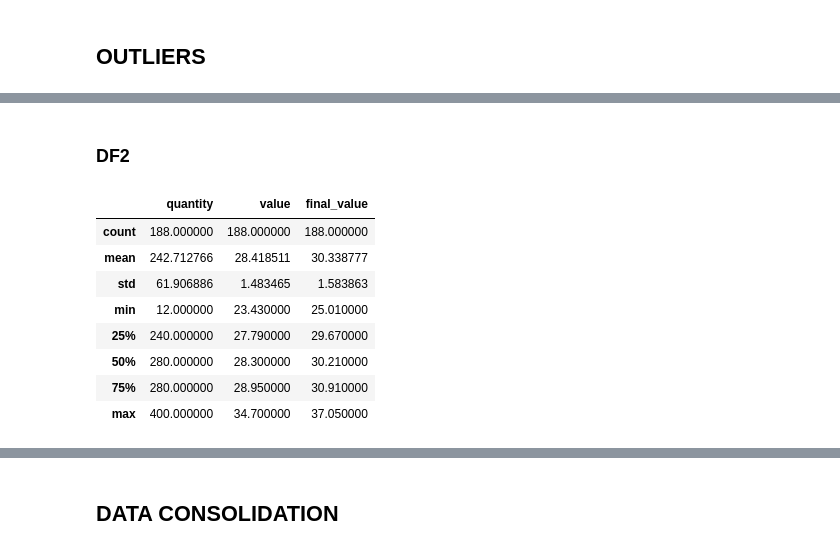
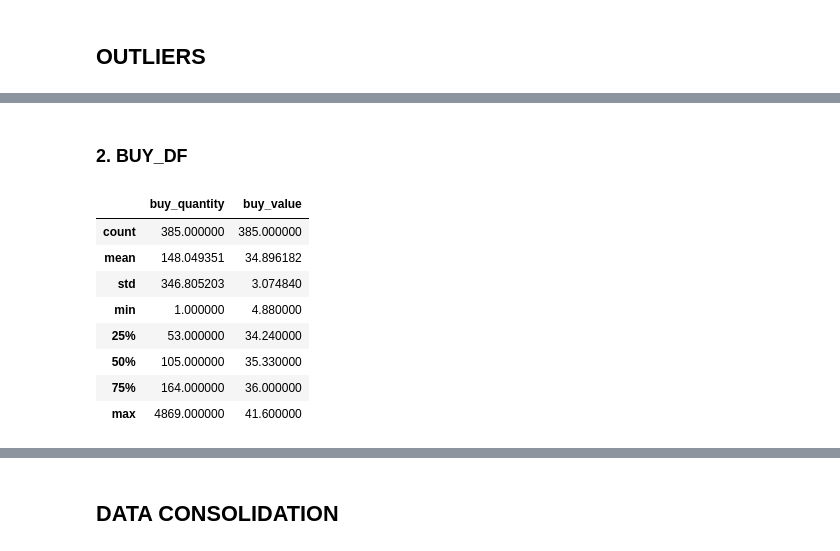
Before and after one commit to fabiogaldinho/Dynamic-Pricing, a Jupyter notebook: notebooks/01_Data_Cleaning.ipynb, the cells around one changed output, grey strips where cells are left out. Saved outputs shown, nothing was run; the diff lists cells and outputs as text; code cells hidden in the pictures.

```diff
--- a/notebooks/01_Data_Cleaning.ipynb
+++ b/notebooks/01_Data_Cleaning.ipynb
@@ -141,13 +204,13 @@ df1
 | 163 | 2025-04-25 | 450.0 | 30.22 | 32.26 |
 164 rows × 4 columns
 # %%
-df2 = pd.read_csv("../data/raw/Dataset_buy.csv")
-df2['buy_date'] = pd.to_datetime(df2['buy_date']).dt.normalize()
-df2 = df2[df2['buy_date'] < datetime(2025, 5, 1)]
-df2 = df2.rename(columns = {'buy_date': 'date'})
-df2 = df2.groupby('date').agg({'buy_quantity': 'sum', 'buy_value': 'mean'}).reset_index()
-df2['buy_value'] = np.round(df2['buy_value'], 2)
-df2
+buy_df = pd.read_csv("../data/raw/Dataset_buy.csv")
+buy_df['buy_date'] = pd.to_datetime(buy_df['buy_date']).dt.normalize()
+buy_df = buy_df[buy_df['buy_date'] < datetime(2025, 5, 1)]
+buy_df = buy_df.rename(columns = {'buy_date': 'date'})
+buy_df = buy_df.groupby('date').agg({'buy_quantity': 'sum', 'buy_value': 'mean'}).reset_index()
+buy_df['buy_value'] = np.round(buy_df['buy_value'], 2)
+buy_df
 # %% [output]
 |  | date | buy_quantity | buy_value |
 | 0 | 2024-01-02 | 163.0 | 32.10 |
@@ -374,14 +469,14 @@ df1.describe(include = ['float', 'int'])
 # %% [markdown]
-### **DF2**
+### **2. BUY_DF**
 # %%
-df2.describe(include = ['float', 'int'])
+buy_df.describe(include = ['float', 'int'])
 # %% [output]
-|  | quantity | value | final_value |
-| count | 188.000000 | 188.000000 | 188.000000 |
-| mean | 242.712766 | 28.418511 | 30.338777 |
-| std | 61.906886 | 1.483465 | 1.583863 |
-| min | 12.000000 | 23.430000 | 25.010000 |
-| 25% | 240.000000 | 27.790000 | 29.670000 |
-| 50% | 280.000000 | 28.300000 | 30.210000 |
-| 75% | 280.000000 | 28.950000 | 30.910000 |
-| max | 400.000000 | 34.700000 | 37.050000 |
+|  | buy_quantity | buy_value |
+| count | 385.000000 | 385.000000 |
+| mean | 148.049351 | 34.896182 |
+| std | 346.805203 | 3.074840 |
+| min | 1.000000 | 4.880000 |
+| 25% | 53.000000 | 34.240000 |
+| 50% | 105.000000 | 35.330000 |
+| 75% | 164.000000 | 36.000000 |
+| max | 4869.000000 | 41.600000 |
```
Also changed, not shown: parts of 55 cells of this notebook.
